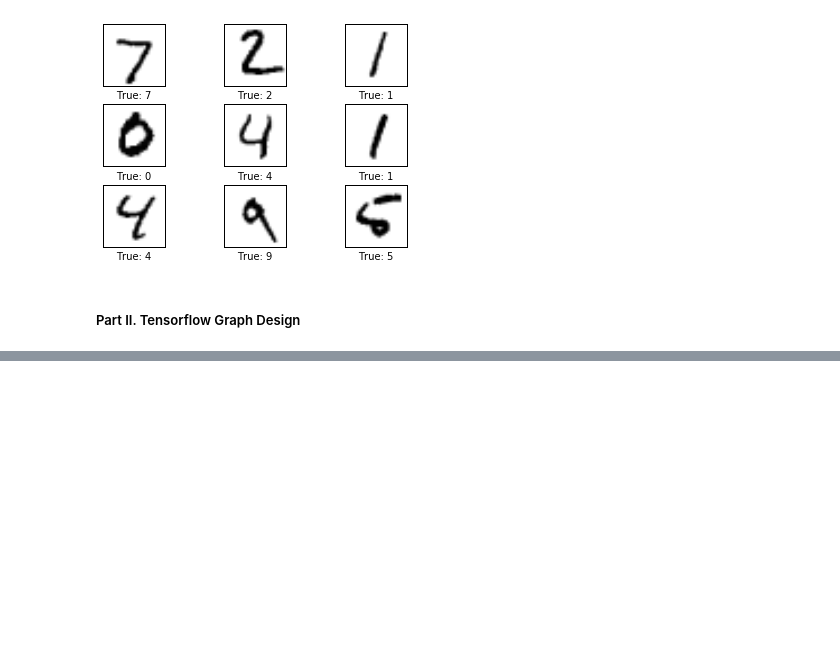
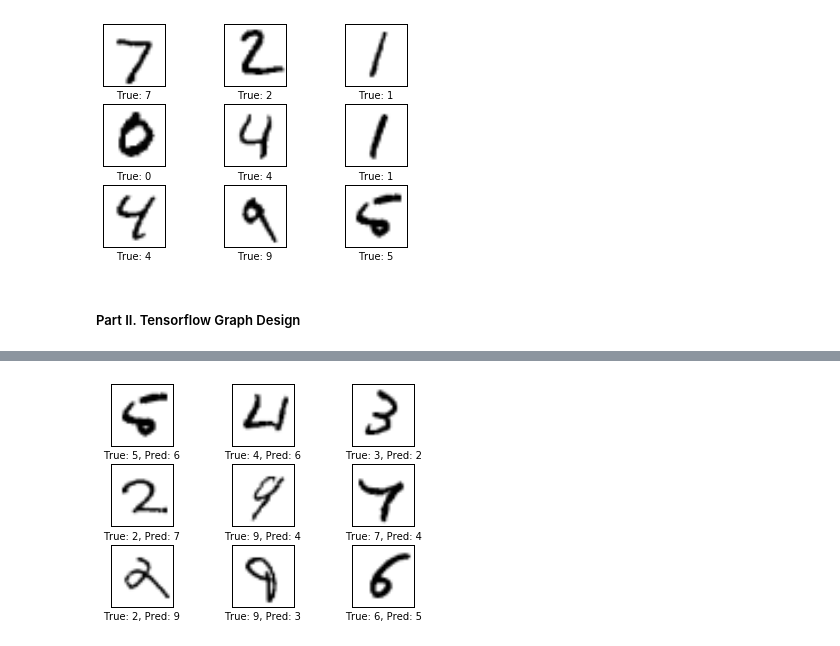
Before and after one commit to ijustloveses/tensorflow_tutorial, a Jupyter notebook: 01_Simple_Linear_Model.ipynb, the cells around one changed output, grey strips where cells are left out. Saved outputs shown, nothing was run; the diff lists cells and outputs as text; code cells hidden in the pictures; blank space fills up the shorter version.

```diff
--- a/01_Simple_Linear_Model.ipynb
+++ b/01_Simple_Linear_Model.ipynb
@@ -109,0 +209,5 @@ accuracy = tf.reduce_mean(tf.cast(correct_prediction, tf.float32))  # Bool 转
+# %%
+# 有一些结果还是比较 weird 的，比如第二幅，第三幅之类的
+plot_example_errors()
+# %% [output]
+[figure, added]
```
Also changed, not shown: parts of 16 cells of this notebook.
